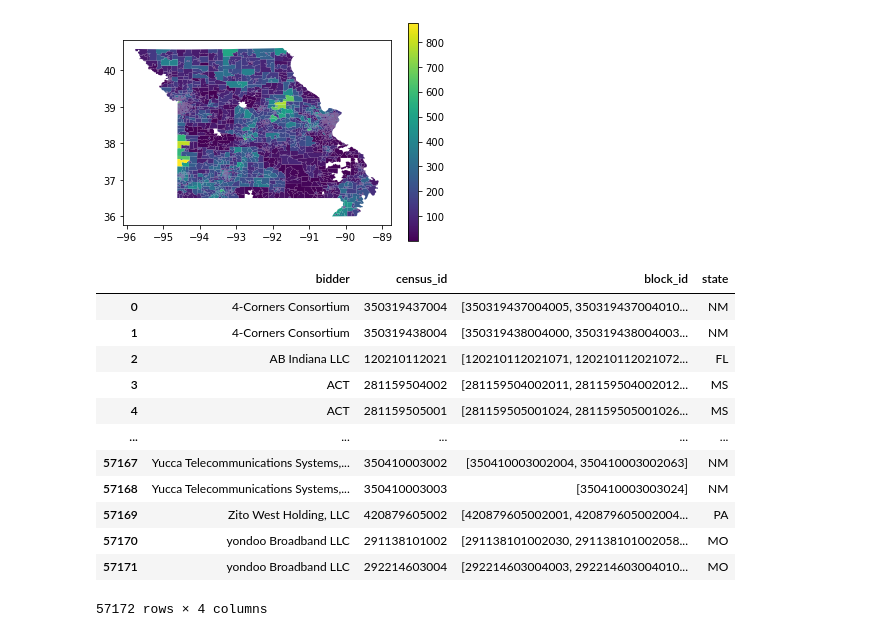
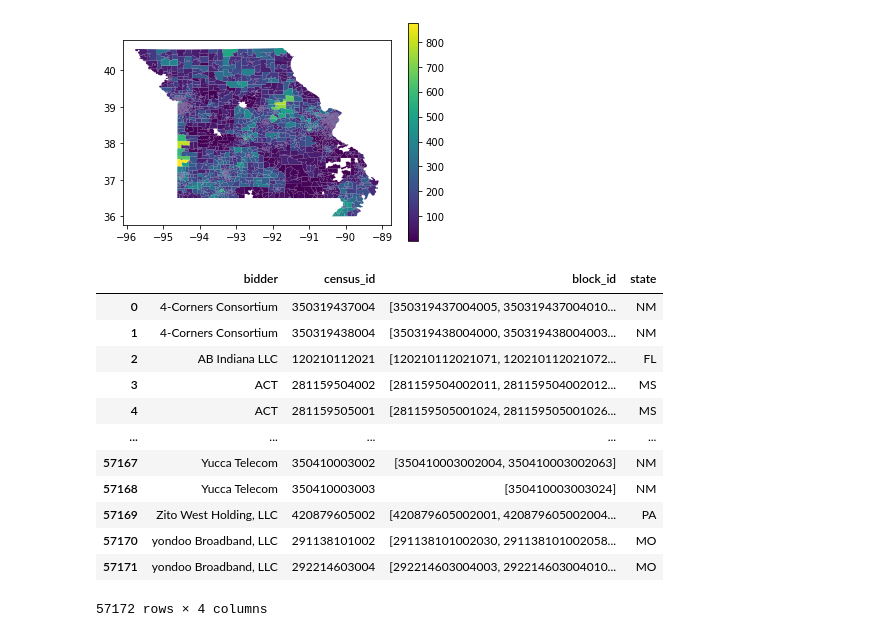
Before and after one commit to PrathamSoni/FCC904, a Jupyter notebook: neighbors.ipynb, the cells around one changed output. Drawn from its saved outputs; the diff is of its cells as text; code cells hidden in the pictures.

Commit message:
names

```diff
--- a/neighbors.ipynb
+++ b/neighbors.ipynb
@@ -280,22 +417,23 @@ geopandas.GeoDataFrame(df).plot(column= "num_existing",ax=ax, legend=True, figsi
 # %%
 bids_unfiltered["combined_pk"] = bids_unfiltered["bidder"] + bids_unfiltered["census_id"].astype(str)
 final_rounds = bids_unfiltered.groupby("combined_pk").agg({'round': 'max','bidder':'first','census_id':'first'})
 winners = pd.read_csv("data/all_assigned_census_blocks.csv")[["bidder","block_id","state","census_id"]]
 winners = winners.groupby(['bidder','census_id'], as_index=False).agg({"block_id":list, "state":"first"})
+winners["bidder"] = winners["bidder"].map(lambda x: name_map[x] if x in name_map else x)
 winners
 # %% [output]
 |  | bidder | census_id | block_id | state |
 | 0 | 4-Corners Consortium | 350319437004 | [350319437004005, 350319437004010... | NM |
 | 1 | 4-Corners Consortium | 350319438004 | [350319438004000, 350319438004003... | NM |
 | 2 | AB Indiana LLC | 120210112021 | [120210112021071, 120210112021072... | FL |
 | 3 | ACT | 281159504002 | [281159504002011, 281159504002012... | MS |
 | 4 | ACT | 281159505001 | [281159505001024, 281159505001026... | MS |
 | ... | ... | ... | ... | ... |
-| 57167 | Yucca Telecommunications Systems,... | 350410003002 | [350410003002004, 350410003002063] | NM |
-| 57168 | Yucca Telecommunications Systems,... | 350410003003 | [350410003003024] | NM |
+| 57167 | Yucca Telecom | 350410003002 | [350410003002004, 350410003002063] | NM |
+| 57168 | Yucca Telecom | 350410003003 | [350410003003024] | NM |
 | 57169 | Zito West Holding, LLC | 420879605002 | [420879605002001, 420879605002004... | PA |
-| 57170 | yondoo Broadband LLC | 291138101002 | [291138101002030, 291138101002058... | MO |
-| 57171 | yondoo Broadband LLC | 292214603004 | [292214603004003, 292214603004010... | MO |
+| 57170 | yondoo Broadband, LLC | 291138101002 | [291138101002030, 291138101002058... | MO |
+| 57171 | yondoo Broadband, LLC | 292214603004 | [292214603004003, 292214603004010... | MO |
 57172 rows × 4 columns
 # %%
 def explode_processed_bids(processed_bid_dict):
```
Also changed, not shown: parts of 8 cells of this notebook, 2 other files.
